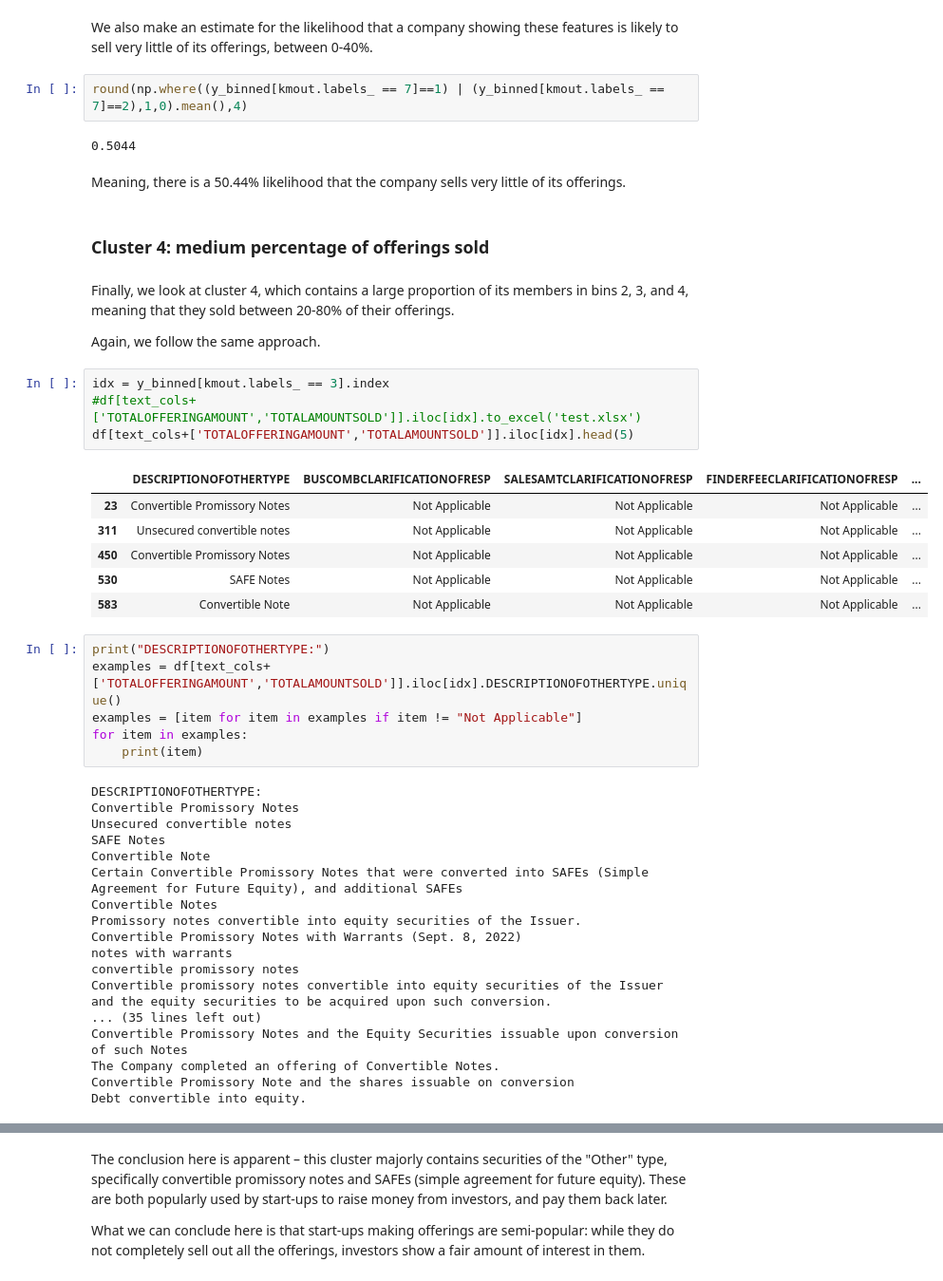
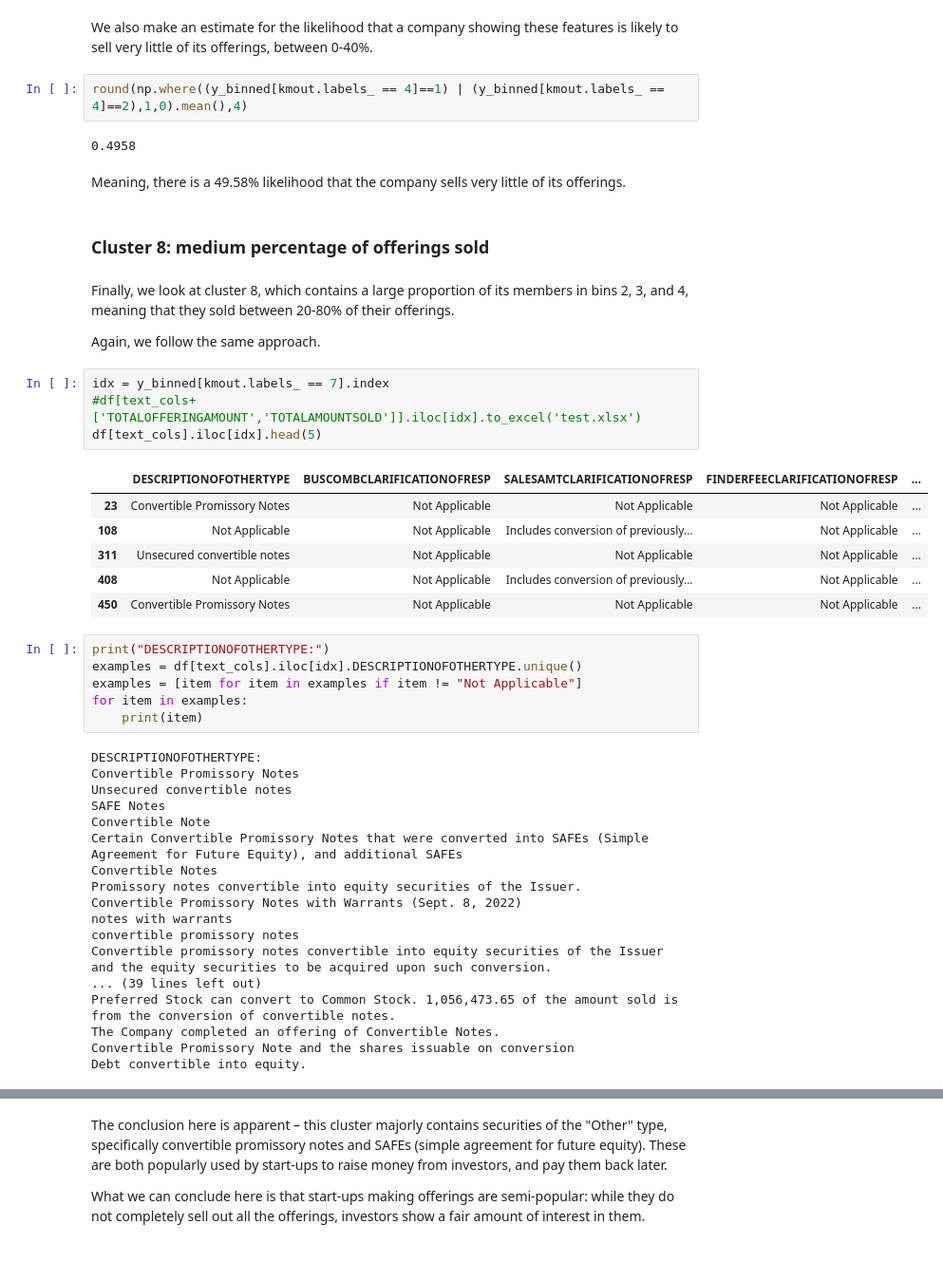
Before and after one commit to uday-31/Analyzing-Form-D-Submissions, a Jupyter notebook: Financial Data Science II Final Project.ipynb, the cells around one changed output, grey strips where cells are left out. Shown at 95% size. Saved outputs shown, nothing was run; the diff lists cells and outputs as text.

```diff
--- a/Financial Data Science II Final Project.ipynb
+++ b/Financial Data Science II Final Project.ipynb
@@ -625,31 +665,31 @@ All of these could potentially bring into question the legitimacy and value of t
 # %% [markdown]
 We also make an estimate for the likelihood that a company showing these features is likely to sell very little of its offerings, between 0-40%.
 # %%
-round(np.where((y_binned[kmout.labels_ == 7]==1) | (y_binned[kmout.labels_ == 7]==2),1,0).mean(),4)
+round(np.where((y_binned[kmout.labels_ == 4]==1) | (y_binned[kmout.labels_ == 4]==2),1,0).mean(),4)
 # %% [output]
-0.5044
+0.4958
 # %% [markdown]
-Meaning, there is a 50.44% likelihood that the company sells very little of its offerings.
+Meaning, there is a 49.58% likelihood that the company sells very little of its offerings.
 # %% [markdown]
-### Cluster 4: medium percentage of offerings sold
+### Cluster 8: medium percentage of offerings sold
 # %% [markdown]
-Finally, we look at cluster 4, which contains a large proportion of its members in bins 2, 3, and 4, meaning that they sold between 20-80% of their offerings.
+Finally, we look at cluster 8, which contains a large proportion of its members in bins 2, 3, and 4, meaning that they sold between 20-80% of their offerings.
 
 Again, we follow the same approach.
 # %%
-idx = y_binned[kmout.labels_ == 3].index
+idx = y_binned[kmout.labels_ == 7].index
 #df[text_cols+['TOTALOFFERINGAMOUNT','TOTALAMOUNTSOLD']].iloc[idx].to_excel('test.xlsx')
-df[text_cols+['TOTALOFFERINGAMOUNT','TOTALAMOUNTSOLD']].iloc[idx].head(5)
+df[text_cols].iloc[idx].head(5)
 # %% [output]
 |  | DESCRIPTIONOFOTHERTYPE | BUSCOMBCLARIFICATIONOFRESP | SALESAMTCLARIFICATIONOFRESP | FINDERFEECLARIFICATIONOFRESP | ... |
 | 23 | Convertible Promissory Notes | Not Applicable | Not Applicable | Not Applicable | ... |
+| 108 | Not Applicable | Not Applicable | Includes conversion of previously... | Not Applicable | ... |
 | 311 | Unsecured convertible notes | Not Applicable | Not Applicable | Not Applicable | ... |
+| 408 | Not Applicable | Not Applicable | Includes conversion of previously... | Not Applicable | ... |
 | 450 | Convertible Promissory Notes | Not Applicable | Not Applicable | Not Applicable | ... |
-| 530 | SAFE Notes | Not Applicable | Not Applicable | Not Applicable | ... |
-| 583 | Convertible Note | Not Applicable | Not Applicable | Not Applicable | ... |
 # %%
 print("DESCRIPTIONOFOTHERTYPE:")
-examples = df[text_cols+['TOTALOFFERINGAMOUNT','TOTALAMOUNTSOLD']].iloc[idx].DESCRIPTIONOFOTHERTYPE.unique()
+examples = df[text_cols].iloc[idx].DESCRIPTIONOFOTHERTYPE.unique()
 examples = [item for item in examples if item != "Not Applicable"]
 for item in examples:
     print(item)
@@ -666,8 +706,8 @@ Convertible Promissory Notes with Warrants (Sept. 8, 2022)
 notes with warrants
 convertible promissory notes
 Convertible promissory notes convertible into equity securities of the Issuer and the equity securities to be acquired upon such conversion.
-... (35 lines left out)
-Convertible Promissory Notes and the Equity Securities issuable upon conversion of such Notes
+... (39 lines left out)
+Preferred Stock can convert to Common Stock. 1,056,473.65 of the amount sold is from the conversion of convertible notes.
 The Company completed an offering of Convertible Notes.
 Convertible Promissory Note and the shares issuable on conversion
 Debt convertible into equity.
```
Also changed, not shown: parts of 26 cells of this notebook.
